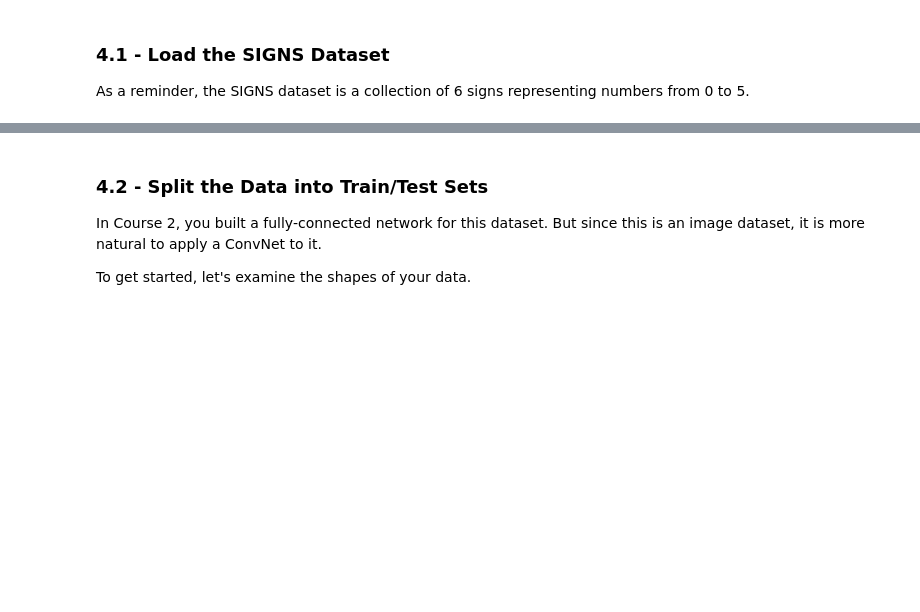
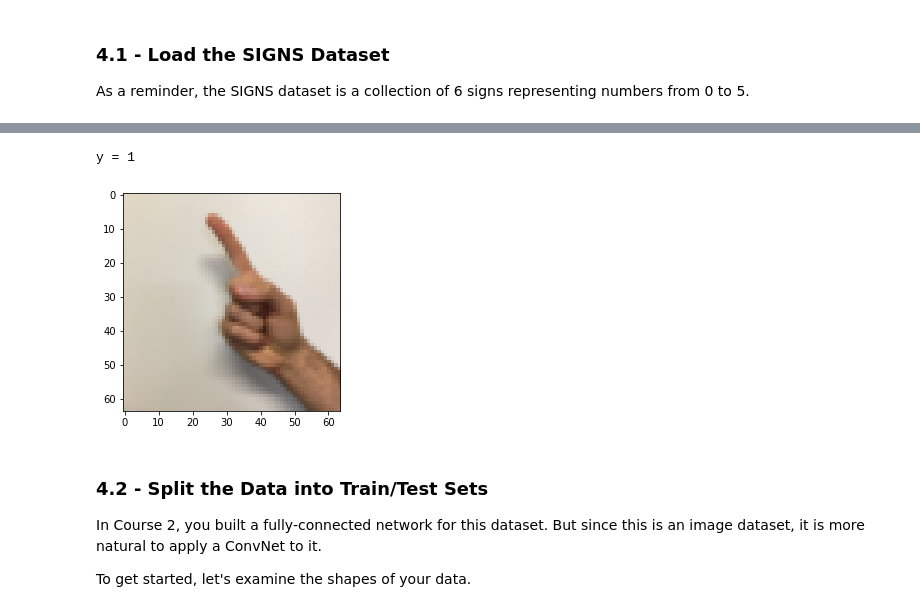
Before and after one commit to NikolayShumovskyi/Neural-Networks-and-Deep-Learning, a Jupyter notebook: Convolution_model_Application.ipynb, the cells around one changed output, grey strips where cells are left out. Drawn from its saved outputs; the diff is of its cells as text; code cells hidden in the pictures; blank space fills up the shorter version.

```diff
--- a/Convolution_model_Application.ipynb
+++ b/Convolution_model_Application.ipynb
@@ -277,9 +320,12 @@ X_train_orig, Y_train_orig, X_test_orig, Y_test_orig, classes = load_signs_datas
 The next cell will show you an example of a labelled image in the dataset. Feel free to change the value of `index` below and re-run to see different examples.
 # %%
 # Example of an image from the dataset
-index = 9
+index = 36
 plt.imshow(X_train_orig[index])
 print ("y = " + str(np.squeeze(Y_train_orig[:, index])))
+# %% [output]
+y = 1
+[figure, added]
 # %% [markdown]
 <a name='4-2'></a>
 ### 4.2 - Split the Data into Train/Test Sets
```
Also changed, not shown: parts of 9 cells of this notebook.
